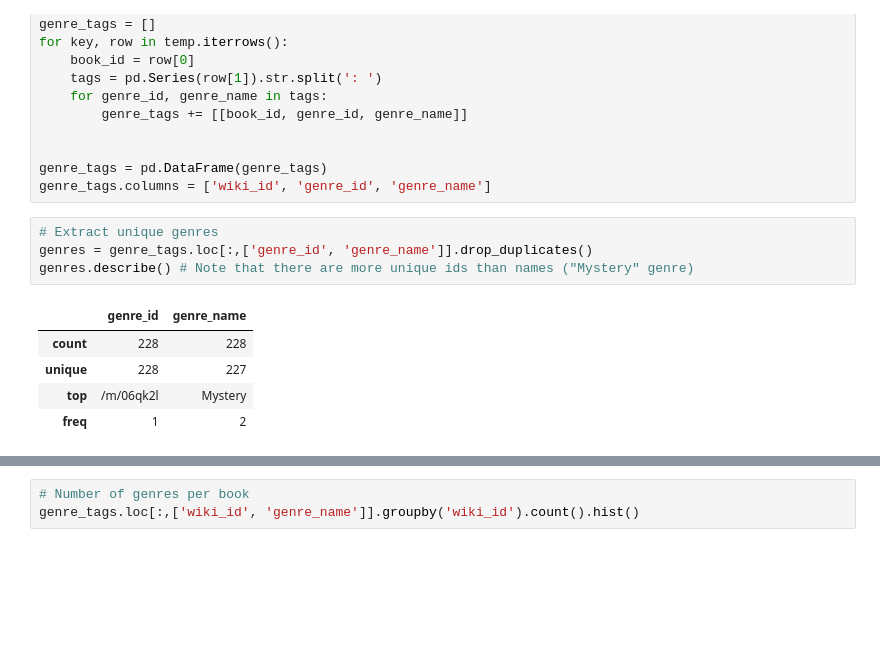
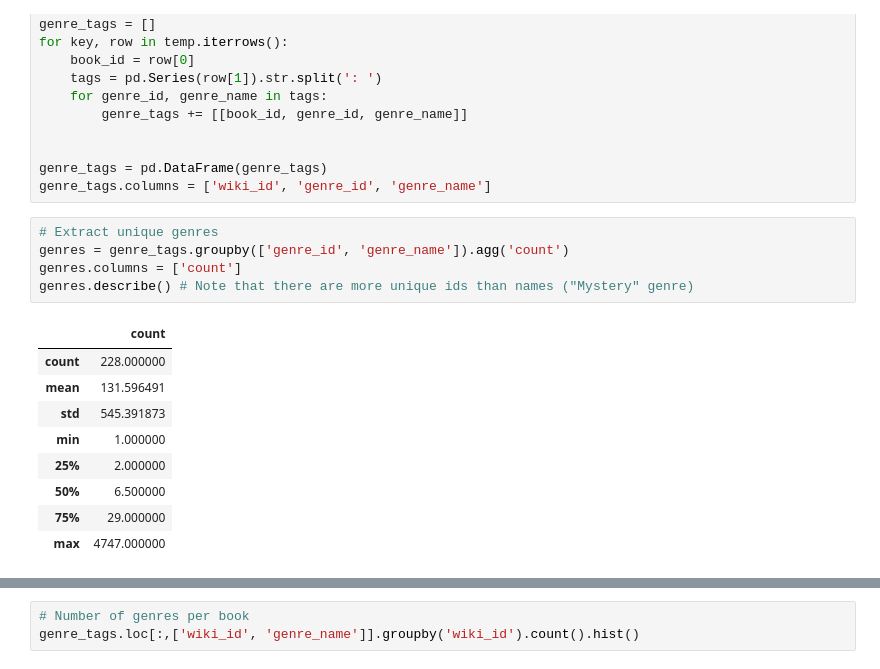
Before and after one commit to Jubke/AATM, a Jupyter notebook: Identifikation von Texten mit geteilter Autorenschaft.ipynb, the cells around one changed output, grey strips where cells are left out. Cells and saved outputs as stored; diff of their text form; blank space fills up the shorter version.

Commit message:
k-hot-encoding for genres

```diff
--- a/Identifikation von Texten mit geteilter Autorenschaft.ipynb
+++ b/Identifikation von Texten mit geteilter Autorenschaft.ipynb
@@ -74,13 +77,18 @@ genre_tags = pd.DataFrame(genre_tags)
 genre_tags.columns = ['wiki_id', 'genre_id', 'genre_name']
 # %%
 # Extract unique genres
-genres = genre_tags.loc[:,['genre_id', 'genre_name']].drop_duplicates()
+genres = genre_tags.groupby(['genre_id', 'genre_name']).agg('count')
+genres.columns = ['count']
 genres.describe() # Note that there are more unique ids than names ("Mystery" genre)
 # %% [output]
-|  | genre_id | genre_name |
-| count | 228 | 228 |
-| unique | 228 | 227 |
-| top | /m/06qk2l | Mystery |
-| freq | 1 | 2 |
+|  | count |
+| count | 228.000000 |
+| mean | 131.596491 |
+| std | 545.391873 |
+| min | 1.000000 |
+| 25% | 2.000000 |
+| 50% | 6.500000 |
+| 75% | 29.000000 |
+| max | 4747.000000 |
 # %%
 # Top 10 Genres
```
Also changed, not shown: parts of 16 cells of this notebook.
